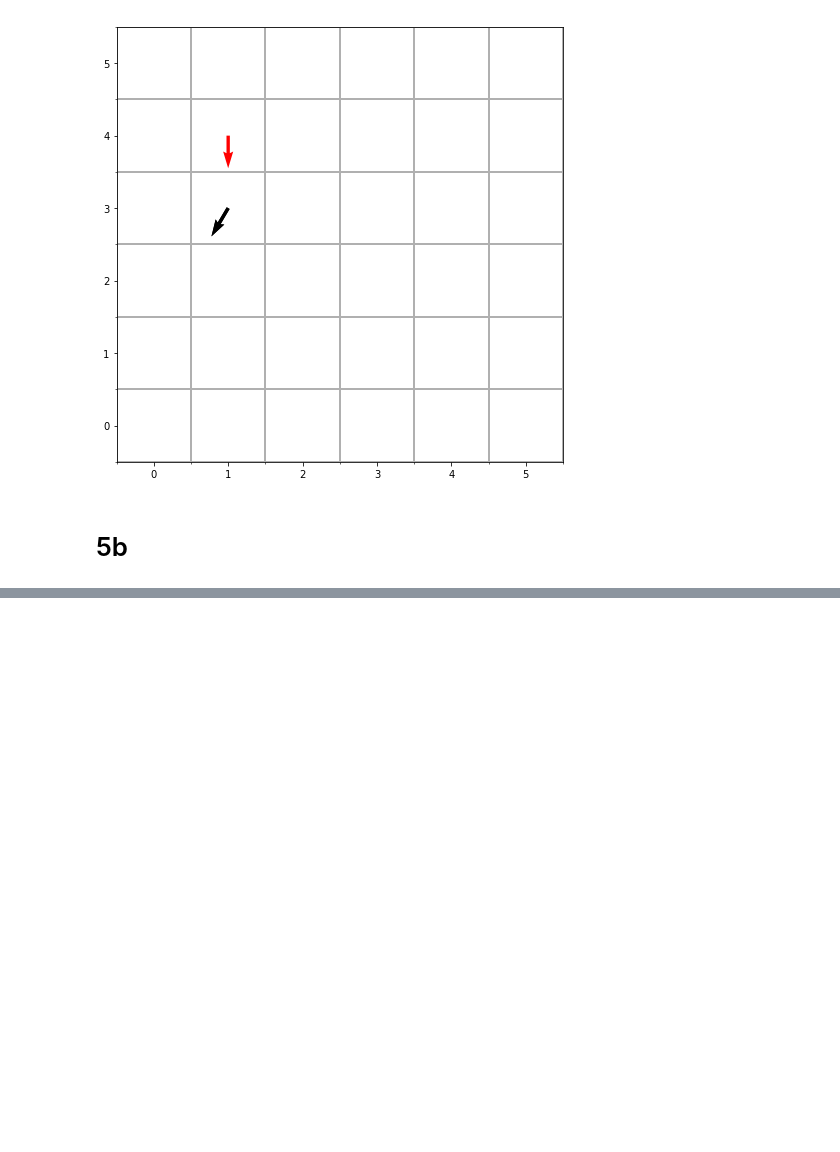
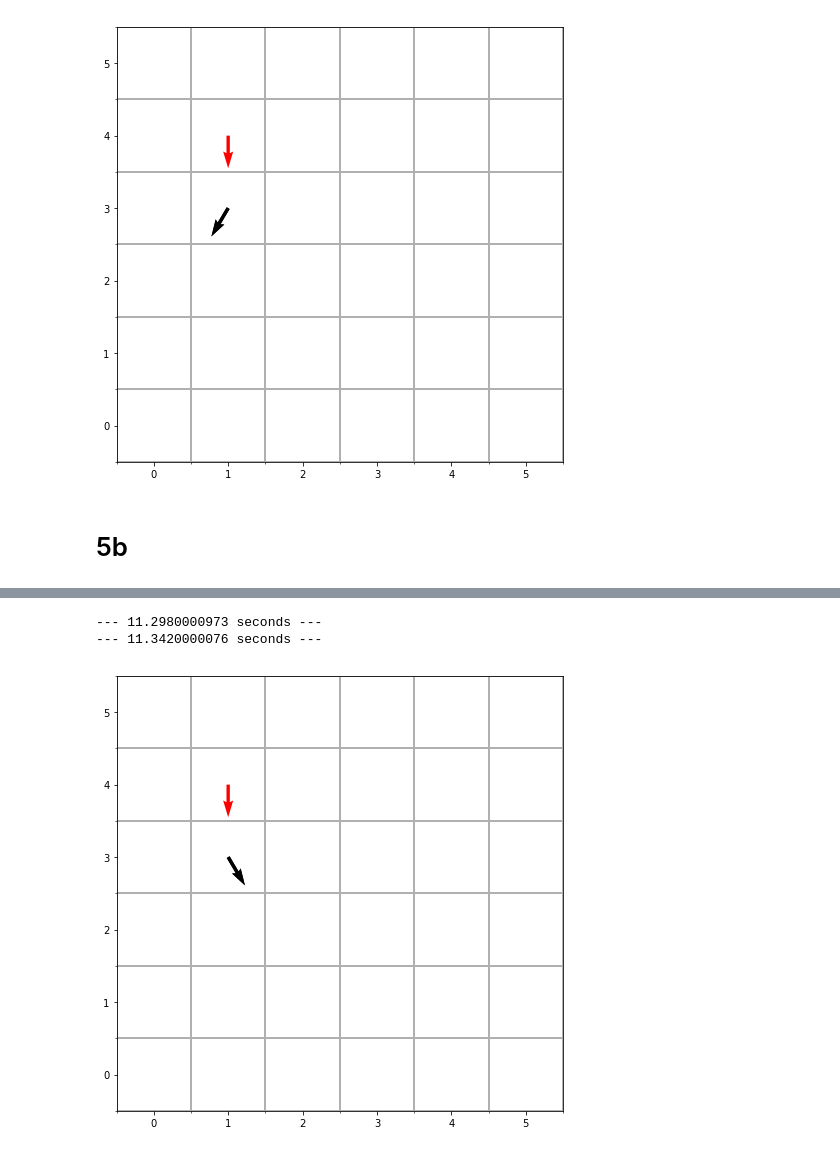
Before and after one commit to Jas-Jess/EE209-Computational-Robotics, a Jupyter notebook: PSET2/p5.ipynb, the cells around one changed output, grey strips where cells are left out. Saved outputs shown, nothing was run; the diff lists cells and outputs as text; code cells hidden in the pictures; blank space fills up the shorter version.

```diff
--- a/PSET2/p5.ipynb
+++ b/PSET2/p5.ipynb
@@ -140,0 +155,13 @@ AttributeError: PolicyIteration instance has no attribute 'rw'
+# %%
+pi = PolicyIteration()
+pi.rg.set_goal = [3, 4, [5,6,7]]
+
+start_time = time.time()
+pi.solve_optimal_policy(discount = 0.6, Pe = 0.25)
+print("--- %s seconds ---" % (time.time() - start_time))
+pi.plot_trajectory([1,4,6], Pe = 0.25)
+print("--- %s seconds ---" % (time.time() - start_time))
+# %% [output]
+--- 11.2980000973 seconds ---
+--- 11.3420000076 seconds ---
+[figure, added]
```
Also changed, not shown: parts of 2 cells of this notebook, 1 other file.
